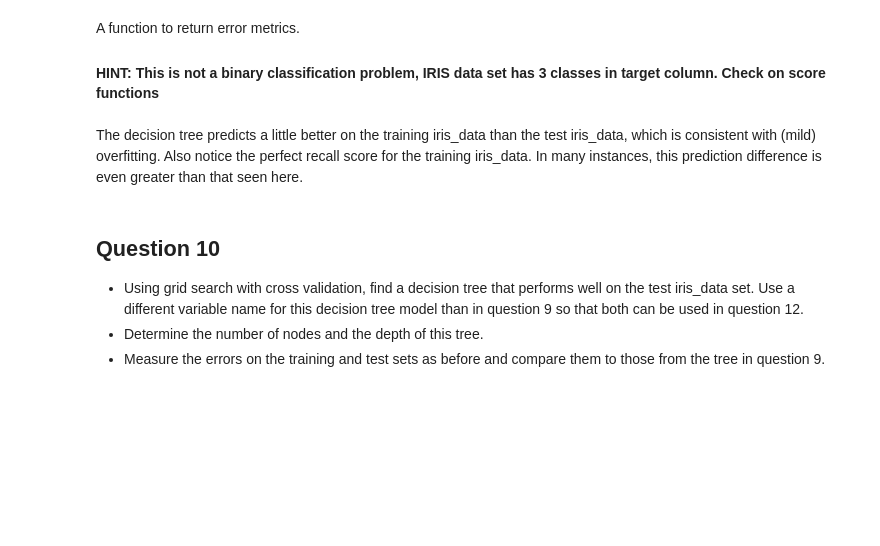
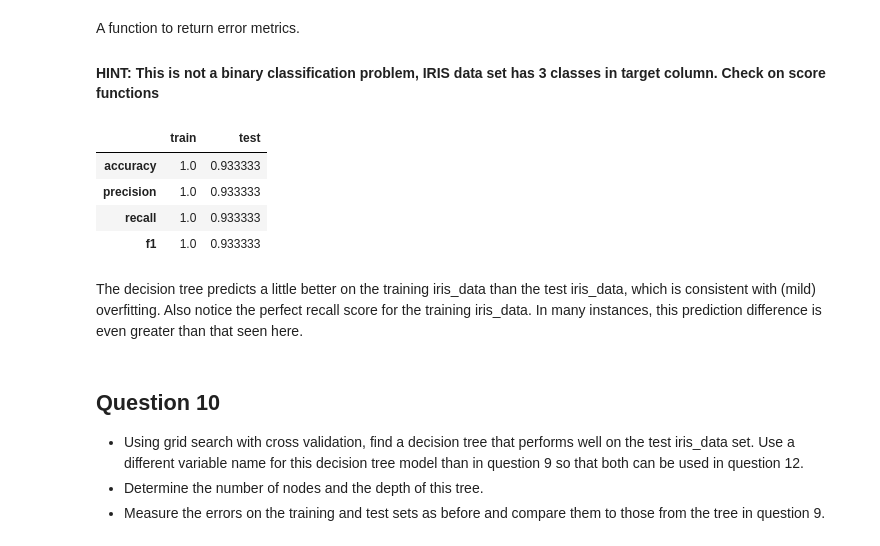
Before and after one commit to olszewskip/Intel_ML_501, a Jupyter notebook: week8/Week8_Decision_Trees_HW.ipynb, the cells around one changed output. Saved outputs shown, nothing was run; the diff lists cells and outputs as text; code cells hidden in the pictures; blank space fills up the shorter version.

```diff
--- a/week8/Week8_Decision_Trees_HW.ipynb
+++ b/week8/Week8_Decision_Trees_HW.ipynb
@@ -348,6 +456,30 @@ The number of nodes and the maximum actual depth.
 # %% [markdown]
 A function to return error metrics.
 #### HINT: This is not a binary classification problem, IRIS data set has 3 classes in target column. Check on score functions
+# %%
+from sklearn.metrics import accuracy_score, precision_score, recall_score, f1_score
+
+def measure_error(y_true, y_pred, label):
+    return pd.Series({'accuracy':accuracy_score(y_true, y_pred),
+                      'precision': precision_score(y_true, y_pred, average='micro'),
+                      'recall': recall_score(y_true, y_pred, average='micro'),
+                      'f1': f1_score(y_true, y_pred, average='micro')},
+                      name=label)
+
+y_train_pred = bare_tree_clf.predict(X_train)
+y_test_pred = bare_tree_clf.predict(X_test)
+
+train_test_full_error = pd.concat([measure_error(y_train, y_train_pred, 'train'),
+                              measure_error(y_test, y_test_pred, 'test')],
+                              axis=1)
+
+train_test_full_error
+# %% [output]
+|  | train | test |
+| accuracy | 1.0 | 0.933333 |
+| precision | 1.0 | 0.933333 |
+| recall | 1.0 | 0.933333 |
+| f1 | 1.0 | 0.933333 |
 # %% [markdown]
 The decision tree predicts a little better on the training iris_data than the test iris_data, which is consistent with (mild)  overfitting. Also notice the perfect recall score for the training iris_data. In many instances, this prediction difference is even greater than that seen here.
 # %% [markdown]
```
Also changed, not shown: parts of 28 cells of this notebook.
